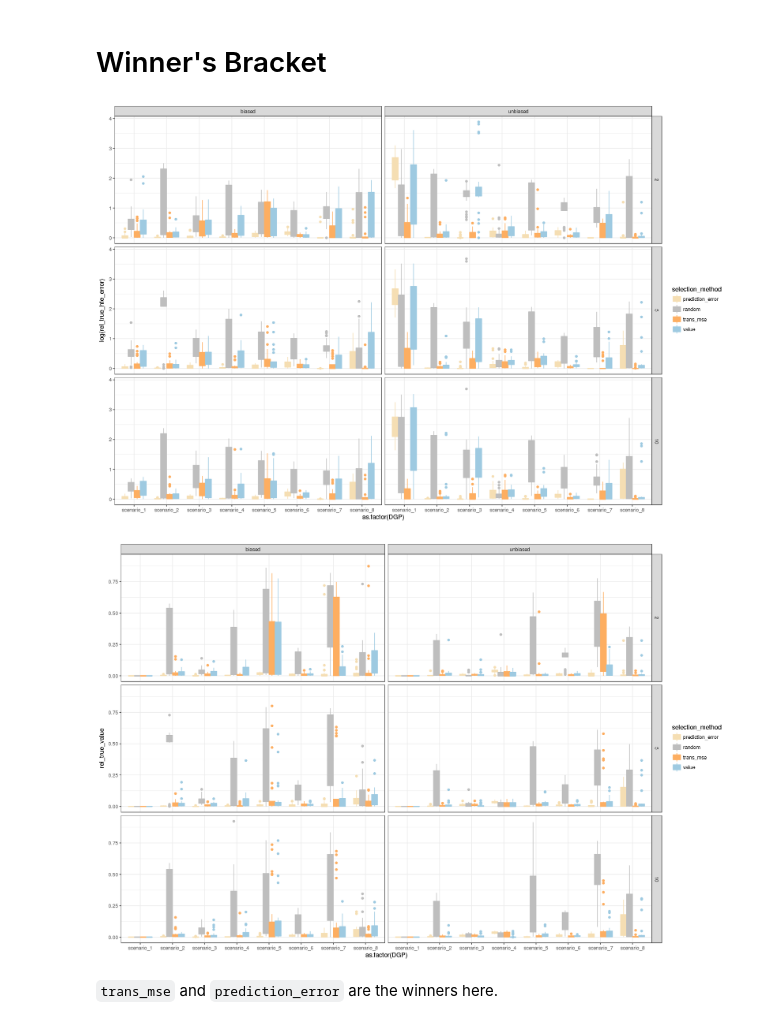
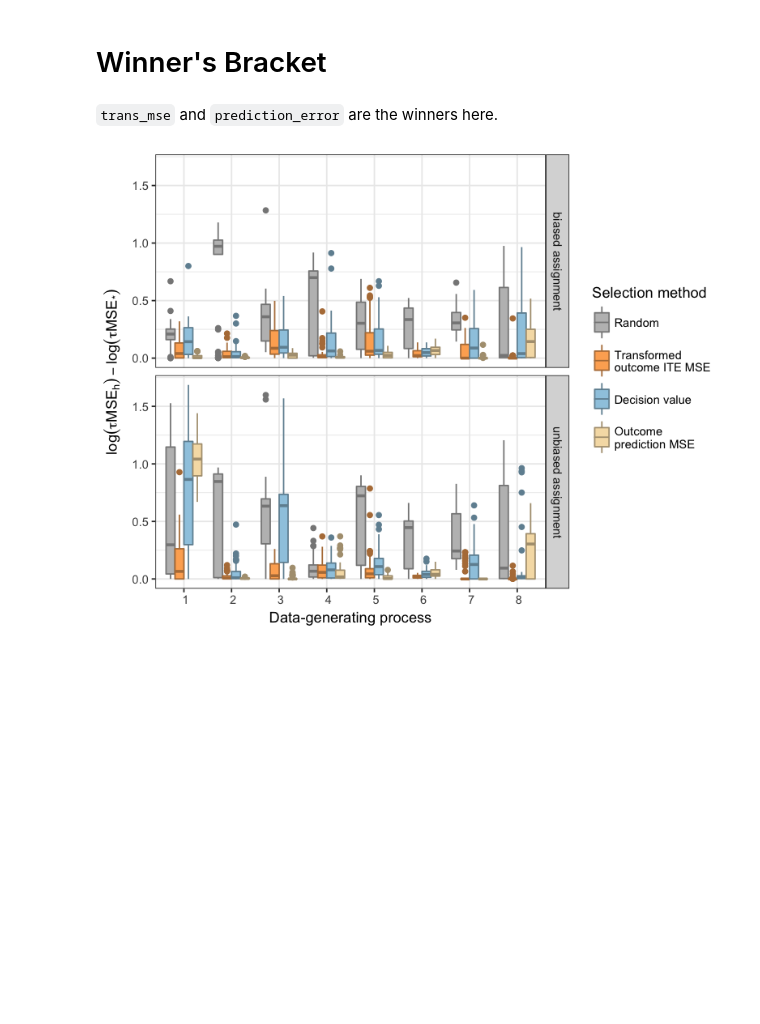
Before and after one commit to som-shahlab/ITE-model-selection, a Jupyter notebook: analyze-experiments.ipynb, the cells around one changed output. Cells and saved outputs as stored; diff of their text form; code cells hidden in the pictures; blank space fills up the shorter version.

```diff
--- a/analyze-experiments.ipynb
+++ b/analyze-experiments.ipynb
@@ -43,11 +39,12 @@ oracle_error = function(error, method, oracle_name) {
 # %%
 all_methods = results %>% pull(selection_method) %>% unique
 method_types = list(
-    framework_methods = c("trans_decision", "trans_mse", "match_decision", "match_mse"),
-    value_methods = c("gain", "trans_decision", "value"),
-    ranking_methods = c("value_auc", "c_benefit", "qini"),
-    misc_methods = c("est_te_strata"),
-    comparator_methods = c("oracle", "oracle_selector_true_hte_error", "oracle_selector_true_value", "random", "prediction_error")
+    framework_methods = c("trans_decision", "trans_mse", "match_decision", "match_mse", "random"),
+    value_methods = c("gain", "trans_decision", "value", "random"),
+    ranking_methods = c("value_auc", "c_benefit", "qini", "random"),
+    misc_methods = c("est_te_strata", "random"),
+#     comparator_methods = c("oracle", "oracle_selector_true_hte_error", "oracle_selector_true_value", "random", "prediction_error"),
+    winner_methods = c("trans_mse", "value", "prediction_error", "random")
 )
 # %%
 rb_col = brewer.pal(4,"Spectral")
@@ -224,28 +214,25 @@ ggplot(aes(x=as.factor(DGP), y=rel_true_value, fill=selection_method)) +
 `random` often beats Rob's method, even with unbiased assignment
 # %% [markdown]
 # Winner's Bracket
-# %%
-winner_methods = c("trans_mse", "value", "prediction_error", "random")
-
-rel_results %>%
-filter(selection_method %in% winner_methods) %>%
-ggplot(aes(x=as.factor(DGP), y=log(rel_true_hte_error), fill=selection_method, color=selection_method)) +
-    geom_boxplot() +
-    scale_fill_manual(values = method_colors) +
-    scale_color_manual(values = method_colors) +
-    facet_grid(n_folds~assignment) +
-    theme_bw()
-
-rel_results %>%
-filter(selection_method %in% winner_methods) %>%
-ggplot(aes(x=as.factor(DGP), y=rel_true_value, fill=selection_method, color=selection_method)) +
-    geom_boxplot() +
-    scale_fill_manual(values = method_colors) +
-    scale_color_manual(values = method_colors) +
-    facet_grid(n_folds~assignment) +
-    theme_bw()
-# %% [output]
-[figure, removed]
-[figure, removed]
 # %% [markdown]
 `trans_mse` and `prediction_error` are the winners here.
+# %%
+options(repr.plot.width=6.5, repr.plot.height=5)
+
+rel_results %>%
+    filter(selection_method %in% method_types$winner_methods) %>%
+    filter(n_folds==5) %>%
+ggplot(aes(x=as.factor(DGP), y=log10(rel_true_hte_error),
+           fill=selection_method, color=selection_method)) +
+    geom_boxplot() +
+    scale_fill_manual(name="Selection method", values = method_fills, labels = method_renames) +
+    scale_color_manual(name="Selection method", values = method_colors, labels = method_renames) +
+    facet_grid(assignment~.) +
+    xlab("Data-generating process") +
+#     ylab("log(selected model error) - log(best model error)") +
+    ylab(expression(log(tau * plain(MSE)[h]) - log(tau * plain(MSE)[plain("*")]))) +
+    theme_bw() +
+    theme(legend.key.height=unit(1, "cm")) +
+    theme(legend.key.width=unit(0.5, "cm"))
+# %% [output]
+[figure, added]
```
Also changed, not shown: parts of 14 cells of this notebook, 2 other files.
